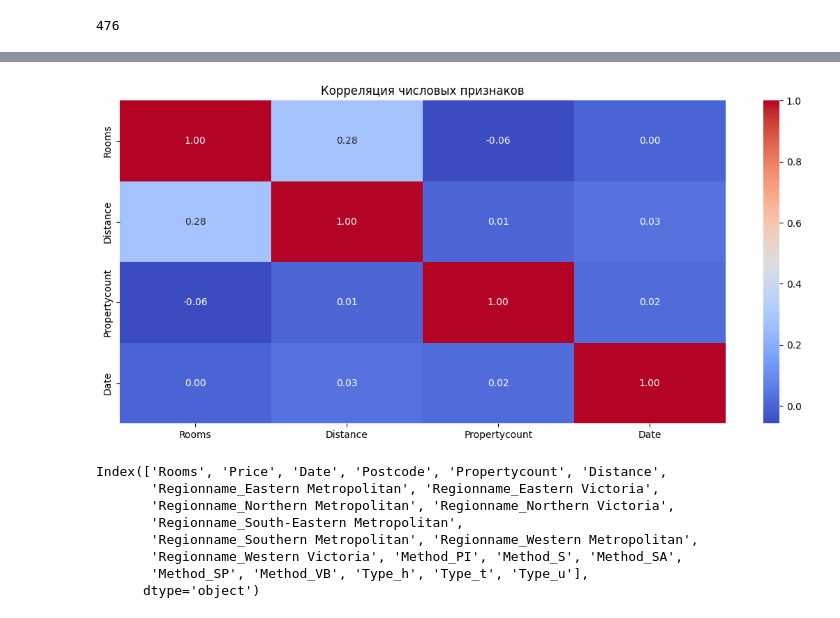
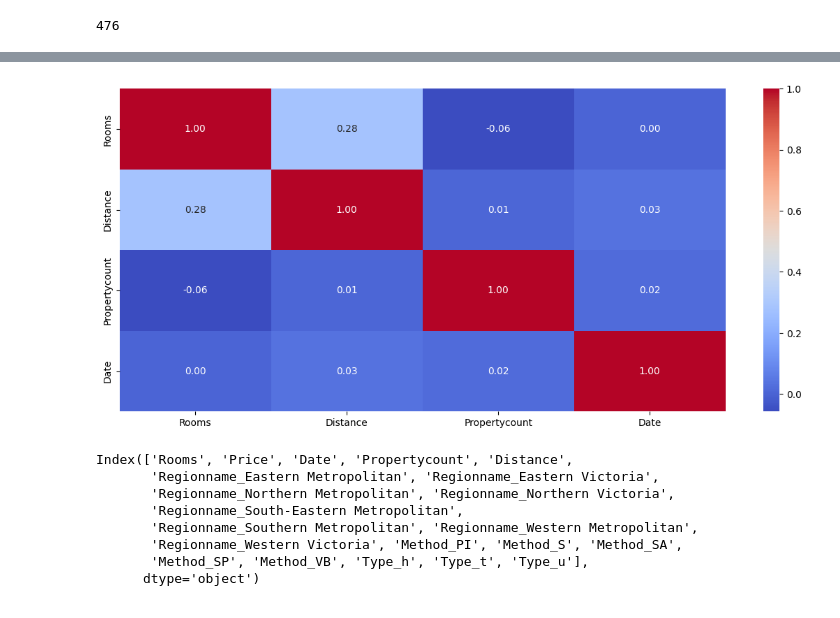
Before and after one commit to 9WooPWooP8/magister_statitstics_labs, a Jupyter notebook: lab5/task_new.ipynb, the cells around one changed output, grey strips where cells are left out. Drawn from its saved outputs; the diff is of its cells as text; code cells hidden in the pictures.

```diff
--- a/lab5/task_new.ipynb
+++ b/lab5/task_new.ipynb
@@ -166,6 +191,5 @@ for column in continuous_data_columns:
 # %%
 sns.heatmap(df[number_data_columns].corr(), annot=True, cmap='coolwarm', fmt='.2f')
-plt.title('Корреляция числовых признаков')
 plt.show()
 # %% [output]
-[figure, old version]
+[figure, new version]
@@ -174,37 +203,14 @@ import numpy as np
 from sklearn.model_selection import train_test_split
 from sklearn.preprocessing import OneHotEncoder
 
-
-
-# print(df.shape)
-# # Initialize OneHotEncoder
-# encoder = OneHotEncoder(sparse_output=False, handle_unknown='ignore')  # drop='first' avoids the dummy variable trap
-
-# # Fit and transform the categorical data (Color and Size)
-# encoded_columns = encoder.fit_transform(df[categorical_data_columns])
-# print(encoded_columns)
-
-# # Convert the encoded columns into a DataFrame with appropriate column names
-# encoded_df = pd.DataFrame(encoded_columns, columns=encoder.get_feature_names_out(categorical_data_columns))
-
-# encoded_df = encoded_df.reset_index(inplace=False)
-# print(encoded_df.columns)
-# print(encoded_df.count)
-
-
-
-# # Concatenate the encoded columns with the original DataFrame (excluding the original categorical columns)
-# df_encoded = pd.concat([df.drop(columns=categorical_data_columns, axis=1), encoded_df], axis=1)
-
-# print(df_encoded.columns)
-# print(df_encoded.count)
-
 df_encoded = pd.get_dummies(df, columns=categorical_data_columns)
 print(df_encoded.columns)
 
-X_train, X_test, y_train, y_test = train_test_split(df_encoded, df_encoded[df_target_name], test_size = 0.3, random_state = 42)
+target_col = df_encoded[df_target_name]
+df_encoded = df_encoded.drop(df_target_name, axis=1)
+X_train, X_test, y_train, y_test = train_test_split(df_encoded, target_col, test_size = 0.25, random_state = 1)
 # %% [output]
-Index(['Rooms', 'Price', 'Date', 'Postcode', 'Propertycount', 'Distance',
+Index(['Rooms', 'Price', 'Date', 'Propertycount', 'Distance',
        'Regionname_Eastern Metropolitan', 'Regionname_Eastern Victoria',
        'Regionname_Northern Metropolitan', 'Regionname_Northern Victoria',
        'Regionname_South-Eastern Metropolitan',
```
Also changed, not shown: parts of 29 cells of this notebook, 1 other file.
